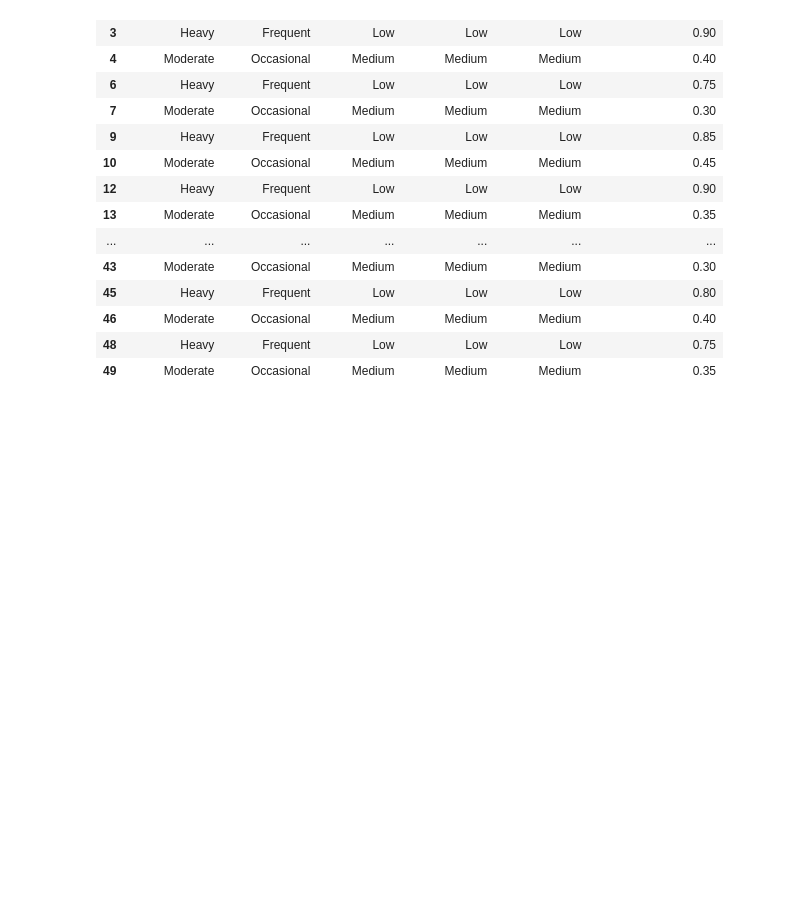
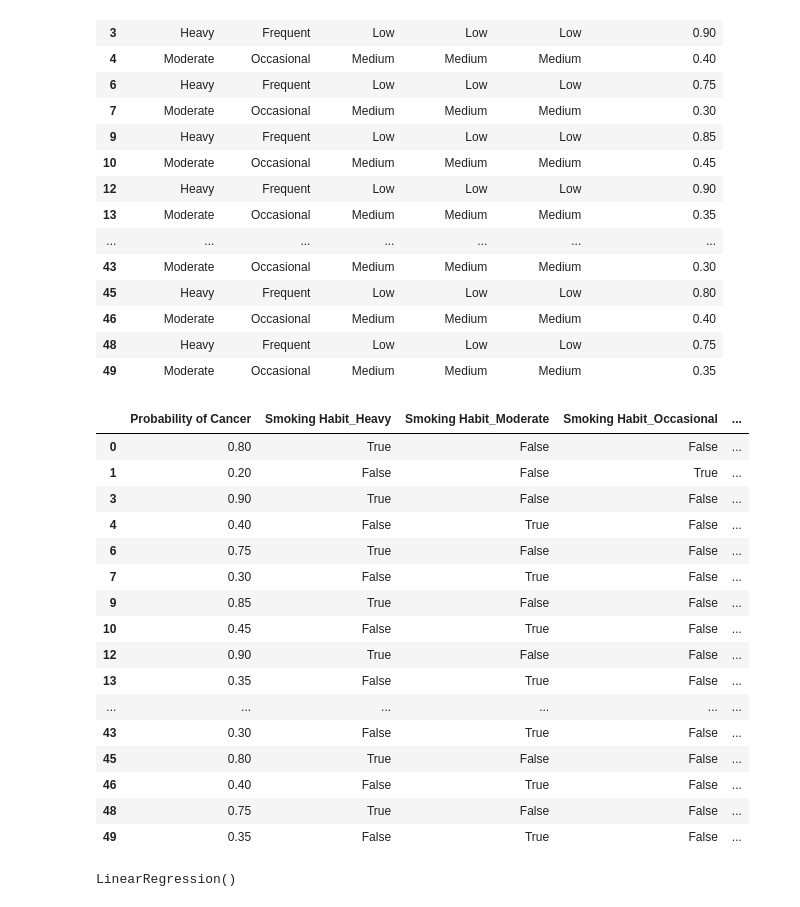
Before and after one commit to R0TPT2/Cancer-Linear-Regression, a Jupyter notebook: Workload.ipynb, the cells around one changed output. Cells and saved outputs as stored; diff of their text form; code cells hidden in the pictures; blank space fills up the shorter version.

```diff
--- a/Workload.ipynb
+++ b/Workload.ipynb
@@ -4,7 +4,7 @@ import matplotlib.pyplot as plt
 import seaborn as sns
 import pandas as pd
 # %%
-data_frame = pd.read_csv("cancer-probabilities.csv")
+data_frame = pd.read_csv("cancer-habit-Linear_regression.csv")
 # %%
 data_frame
 # %% [output]
@@ -103,3 +103,25 @@ data_frame
 | 46 | Moderate | Occasional | Medium | Medium | Medium | 0.40 |
 | 48 | Heavy | Frequent | Low | Low | Low | 0.75 |
 | 49 | Moderate | Occasional | Medium | Medium | Medium | 0.35 |
+# %%
+data_frame_c = pd.get_dummies(data_frame)
+# %%
+data_frame_c
+# %% [output]
+|  | Probability of Cancer | Smoking Habit_Heavy | Smoking Habit_Moderate | Smoking Habit_Occasional | ... |
+| 0 | 0.80 | True | False | False | ... |
+| 1 | 0.20 | False | False | True | ... |
+| 3 | 0.90 | True | False | False | ... |
+| 4 | 0.40 | False | True | False | ... |
+| 6 | 0.75 | True | False | False | ... |
+| 7 | 0.30 | False | True | False | ... |
+| 9 | 0.85 | True | False | False | ... |
+| 10 | 0.45 | False | True | False | ... |
+| 12 | 0.90 | True | False | False | ... |
+| 13 | 0.35 | False | True | False | ... |
+| ... | ... | ... | ... | ... | ... |
+| 43 | 0.30 | False | True | False | ... |
+| 45 | 0.80 | True | False | False | ... |
+| 46 | 0.40 | False | True | False | ... |
+| 48 | 0.75 | True | False | False | ... |
+| 49 | 0.35 | False | True | False | ... |
@@ -105,0 +135,8 @@ data_frame
+# %%
+from sklearn.linear_model import LinearRegression
+
+
+Li_Regression = LinearRegression()
+Li_Regression.fit(x_train, y_train)
+# %% [output]
+LinearRegression()
```
Also changed, not shown: parts of 2 cells of this notebook, 1 other file.
